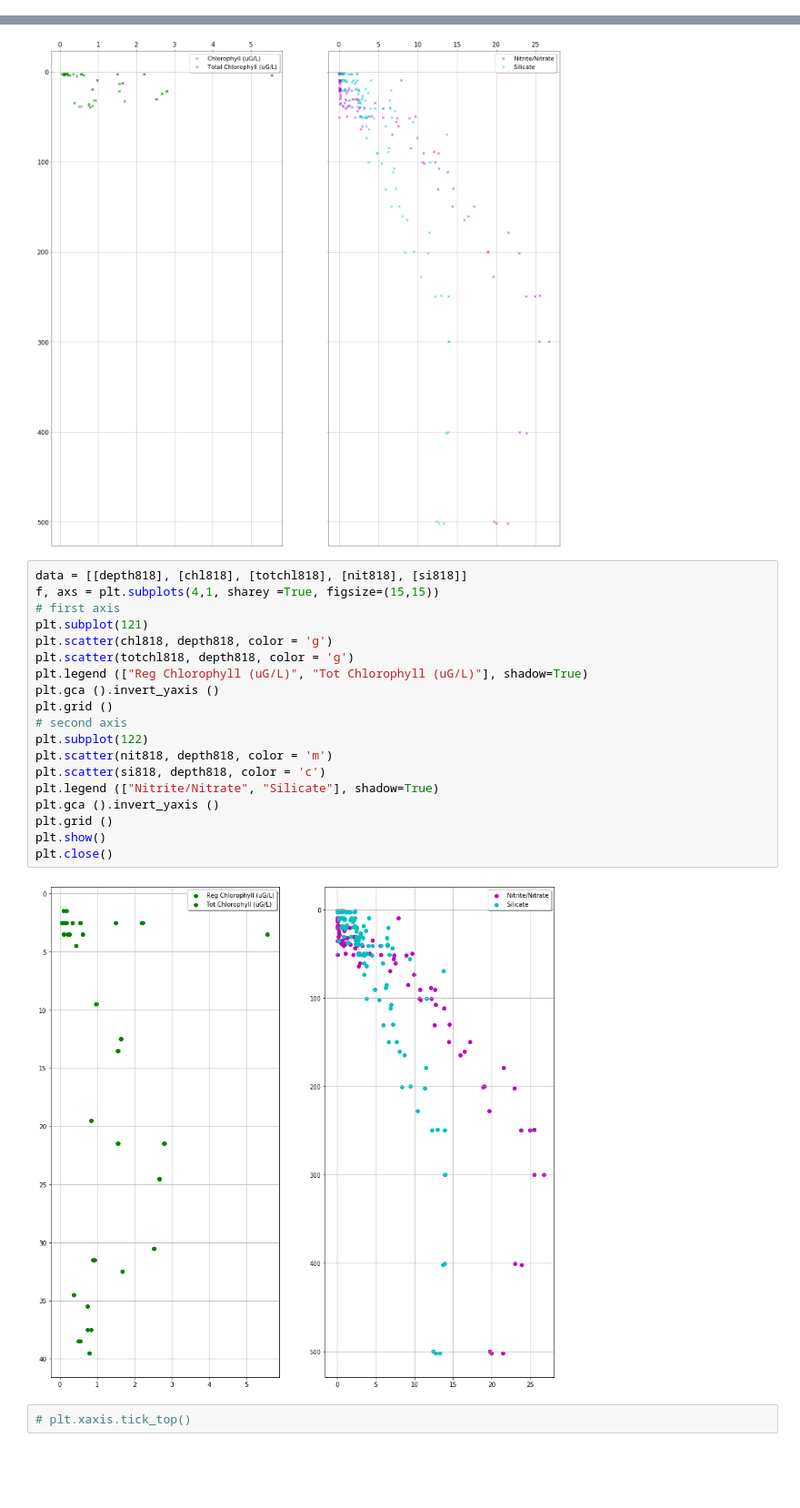
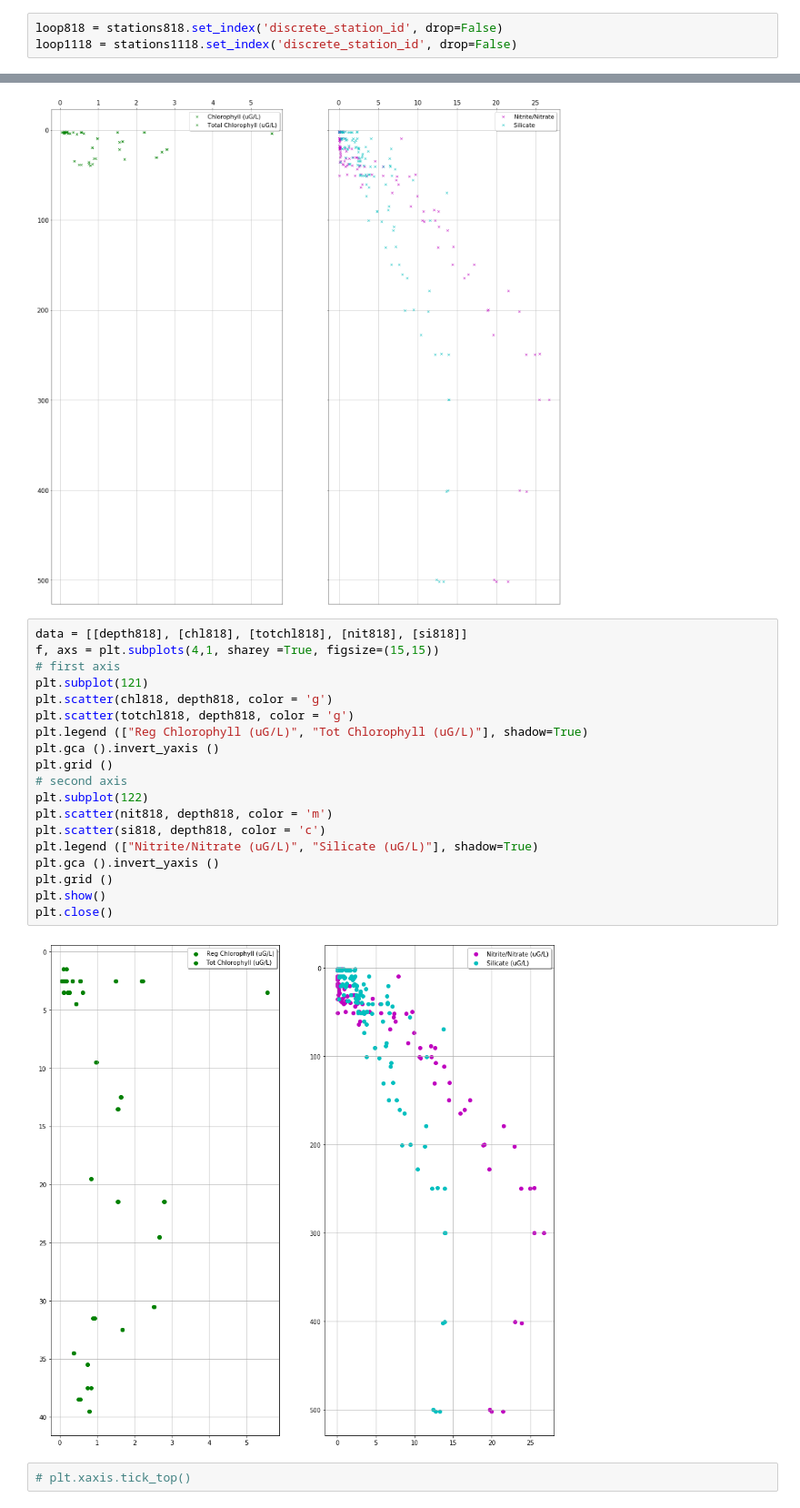
Before and after one commit to khyde/JPSS_Phytoplankton, a Jupyter notebook: IPython/Neighbor nutrients.ipynb, the cells around one changed output, grey strips where cells are left out. Shown at 91% size. Saved outputs shown, nothing was run; the diff lists cells and outputs as text; blank space fills up the shorter version.

```diff
--- a/IPython/Neighbor nutrients.ipynb
+++ b/IPython/Neighbor nutrients.ipynb
@@ -7,6 +7,9 @@ import seaborn as sns
 # %%
 stations818 = pd.read_csv ('ECOMON stations 2018-08.csv')
 stations1118 = pd.read_csv ('ECOMON stations 2018-11.csv')
+# %%
+loop818 = stations818.set_index('discrete_station_id', drop=False)
+loop1118 = stations1118.set_index('discrete_station_id', drop=False)
 # %%
 #f, (ax1, ax2) = plt.subplots(1, 2, sharey=True)
 #ax1.plot(x, y)
@@ -321,23 +324,23 @@ plt.gca ().invert_yaxis ()
 # %%
 data = [[depth818], [chl818], [totchl818], [nit818], [si818]]
 f, axs = plt.subplots(4,1, sharey =True, figsize=(15,15))
 # first axis
 plt.subplot(121)
 plt.scatter(chl818, depth818, color = 'g')
 plt.scatter(totchl818, depth818, color = 'g')
 plt.legend (["Reg Chlorophyll (uG/L)", "Tot Chlorophyll (uG/L)"], shadow=True)
 plt.gca ().invert_yaxis ()
 plt.grid ()
 # second axis
 plt.subplot(122)
 plt.scatter(nit818, depth818, color = 'm')
 plt.scatter(si818, depth818, color = 'c')
-plt.legend (["Nitrite/Nitrate", "Silicate"], shadow=True)
+plt.legend (["Nitrite/Nitrate (uG/L)", "Silicate (uG/L)"], shadow=True)
 plt.gca ().invert_yaxis ()
 plt.grid ()
 plt.show()
 plt.close()
 # %% [output]
-[figure, old version]
+[figure, new version]
 # %%
 # plt.xaxis.tick_top()
```
Also changed, not shown: parts of 34 cells of this notebook, 1 other file.
